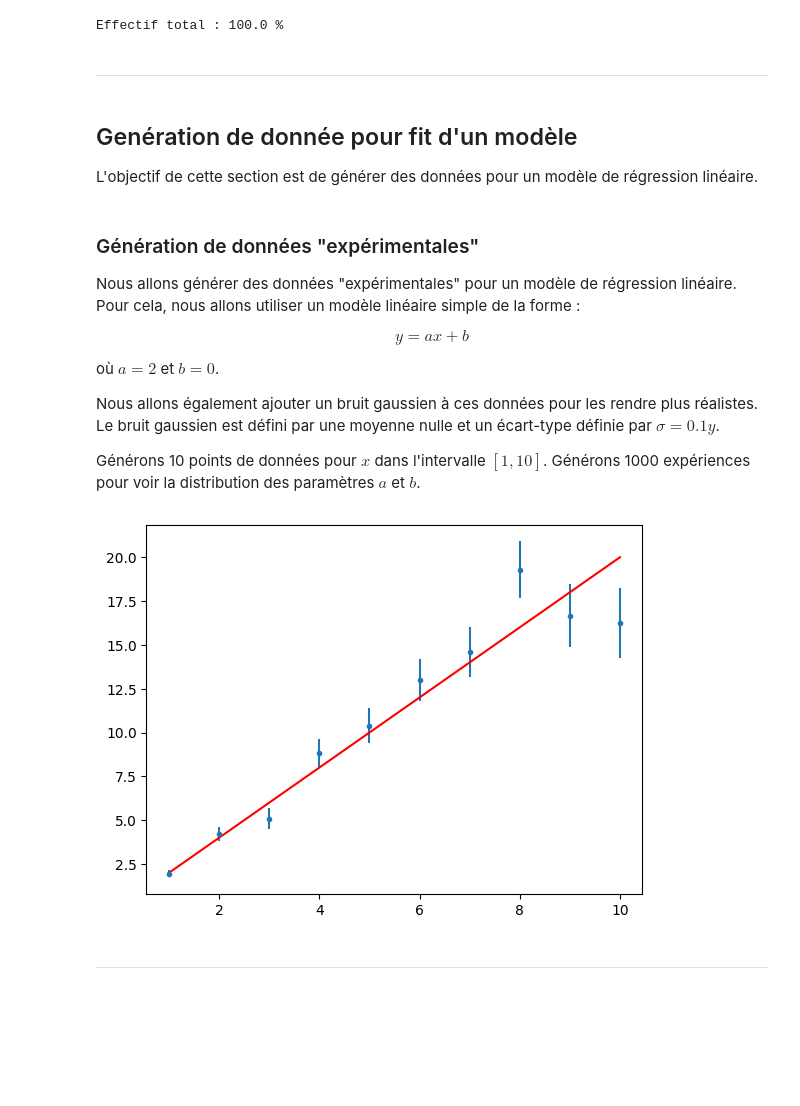
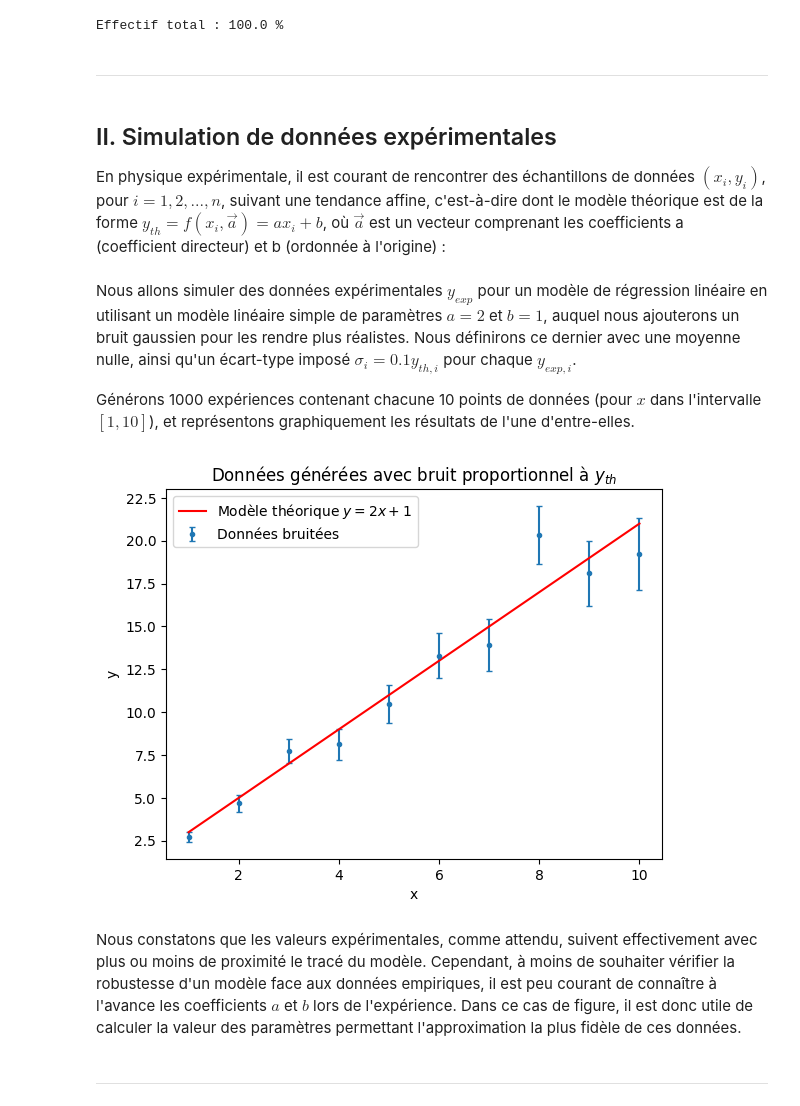
Before and after one commit to ostix360/Machine_Learning_S4, a Jupyter notebook: ToyMC.ipynb, the cells around one changed output. Drawn from its saved outputs; the diff is of its cells as text; code cells hidden in the pictures; blank space fills up the shorter version.

Commit message:
Modification légère des parties existantes, et ajout des deux dernières parties

```diff
--- a/ToyMC.ipynb
+++ b/ToyMC.ipynb
@@ -153,16 +149,11 @@ Ainsi, $ x $ suit la distribution donnée par $ f $.
 # %%
-a,b = (0,5)
-interval = (a,b)
-c = 3
 nb_points_generes = 0
 
-A = c / ( np.exp(-c*a) - np.exp(-c*b) )
-
-def F(x, interval, A=1, c=3):
+def F(x, interval, A, c):
     a, b = interval
     return -A/c * np.exp(-c*x) + A/c * np.exp(-c*a)
 
-def F_1(y, interval, A=1, c=3):
+def F_1(y, interval, A, c):
     a, b = interval
     return -1/c*np.log(-c/A * (y - A/c * np.exp(-c*a)))
 
@@ -187,53 +178,45 @@ print(f"Effectif total : {len(X)/nb_points_generes *100} %")
 # %% [output]
 Effectif total : 100.0 %
 # %% [markdown]
-<hr style="border: none; height: 3px; background-color: white;">
+<hr style="border: none; height: 3px; background-color: grey;">
 # %% [markdown]
-## Genération de donnée pour fit d'un modèle
+## II. Simulation de données expérimentales
 
-L'objectif de cette section est de générer des données pour un modèle de régression linéaire.
+En physique expérimentale, il est courant de rencontrer des échantillons de données $(x_i, y_i)$, pour $i=1,2,...,n$, suivant une tendance affine, c'est-à-dire dont le modèle théorique est de la forme $y_{th} = f(x_i, \vec{a}) = ax_i + b$, où $\vec{a}$ est un vecteur comprenant les coefficients a (coefficient directeur) et b (ordonnée à l'origine) :
+# %%
+def model(a, b, x):
+    return a*x + b
 # %% [markdown]
-### Génération de données "expérimentales"
+Nous allons simuler des données expérimentales $y_{exp}$ pour un modèle de régression linéaire en utilisant un modèle linéaire simple de paramètres $a = 2$ et $b = 1$, auquel nous ajouterons un bruit gaussien pour les rendre plus réalistes. Nous définirons ce dernier avec une moyenne nulle, ainsi qu'un écart-type imposé $\sigma_i = 0.1 y_{th, i}$ pour chaque $y_{exp, i}$.
 
-Nous allons générer des données "expérimentales" pour un modèle de régression linéaire. Pour cela, nous allons utiliser un modèle linéaire simple de la forme :
 
-$$ y = a  x + b $$
-
-où $ a = 2 $ et $ b = 0 $.
-
-Nous allons également ajouter un bruit gaussien à ces données pour les rendre plus réalistes. Le bruit gaussien est défini par une moyenne nulle et un écart-type définie par $\sigma = 0.1 y$.
-
-Générons 10 points de données pour $x$ dans l'intervalle $[1, 10]$.
-Générons 1000 expériences pour voir la distribution des paramètres $a$ et $b$.
+Générons 1000 expériences contenant chacune 10 points de données (pour $x$ dans l'intervalle $[1, 10]$), et représentons graphiquement les résultats de l'une d'entre-elles.
 # %%
-import random
+def sigma(y_th):
+    return 0.1 * y_th
 
-def gen_data(n, model, sigma):
-    x = np.linspace(1,10, n)
-    y_th = model(x)
-    sigmas = sigma(x, y_th)
-    y = np.random.normal(0, sigmas) + y_th
-    return x, y, sigmas
+def gen_data(n, a, b, sigma):
+    x_exp = np.linspace(1, 10, n)
+    y_th = model(a, b, x_exp)
+    sigmas = sigma(y_th)
 
-def model(x, a=2, b=0):
-    return a*x+b
+    y_exp = y_th + np.random.normal(0, sigmas)
 
-def sigma(x, y):
-    return 0.1*y
-all_data = []
+    return x_exp, y_exp, sigmas
 
-for _ in range(0, 10_000):
-    all_data.append(gen_data(10, model, sigma))
+x_exp, y_exp, sigmas = gen_data(10, 2, 1, sigma)
 
-x, y, sigmas = all_data[0]
-
-y_th = model(x)
-
-plt.errorbar(x, y, yerr=sigmas, fmt='.')
-plt.plot(x, y_th, 'r')
+plt.errorbar(x_exp, y_exp, yerr=sigmas, fmt='.', capsize=2, label='Données bruitées')
+plt.plot(x_exp, model(2, 1, x_exp), 'r', label='Modèle théorique $y = 2x + 1$')
+plt.xlabel('x')
+plt.ylabel('y')
+plt.legend()
+plt.title('Données générées avec bruit proportionnel à $y_{th}$')
 plt.show()
 # %% [output]
-[figure, old version]
+[figure, new version]
+# %% [markdown]
+Nous constatons que les valeurs expérimentales, comme attendu, suivent effectivement avec plus ou moins de proximité le tracé du modèle. Cependant, à moins de souhaiter vérifier la robustesse d'un modèle face aux données empiriques, il est peu courant de connaître à l'avance les coefficients $a$ et $b$ lors de l'expérience. Dans ce cas de figure, il est donc utile de calculer la valeur des paramètres permettant l'approximation la plus fidèle de ces données.
 # %% [markdown]
 <hr style="border: none; height: 3px; background-color: grey;">
 # %% [markdown]
```
Also changed, not shown: parts of 43 cells of this notebook.
